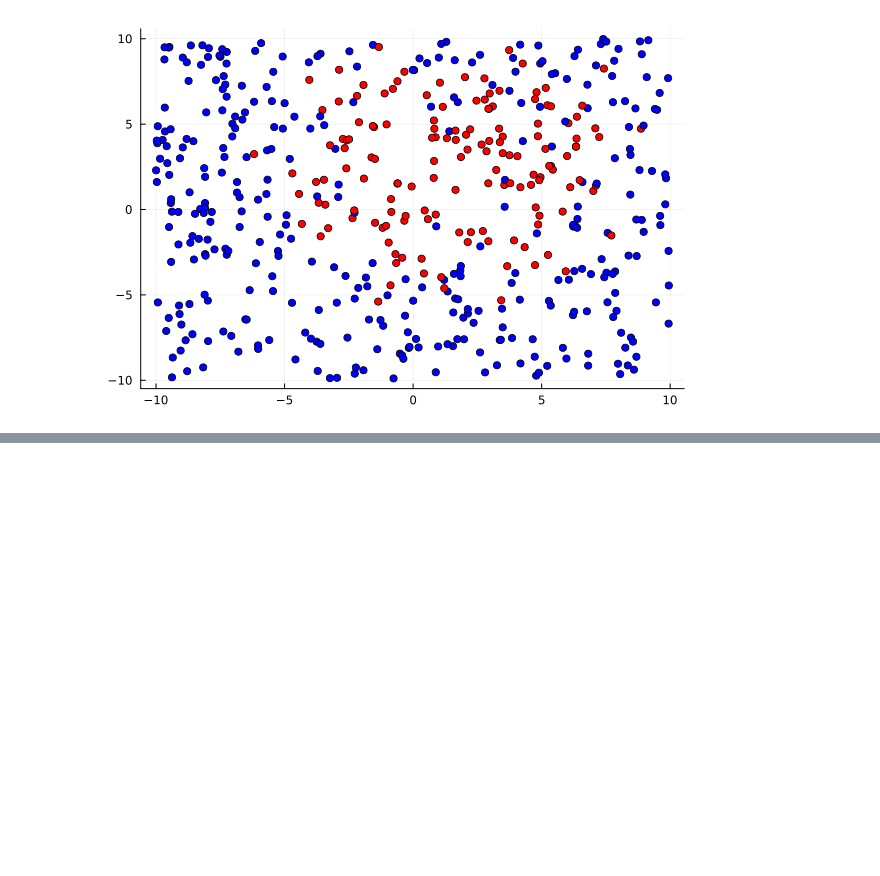
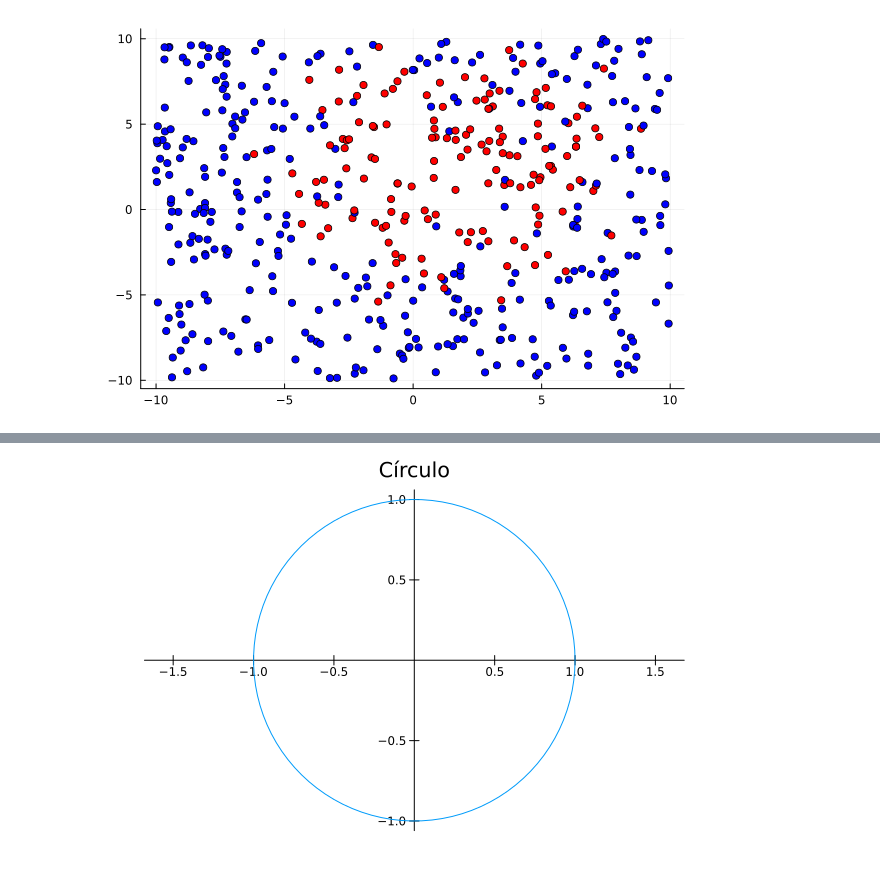
Before and after one commit to gabriel-marchetti/personal, a Jupyter notebook: aula_unicamp/2023_2s/MS903/projects/Projeto-Computacional/Circulo_Separador.ipynb, the cells around one changed output, grey strips where cells are left out. Cells and saved outputs as stored; diff of their text form; code cells hidden in the pictures; blank space fills up the shorter version.

```diff
--- a/aula_unicamp/2023_2s/MS903/projects/Projeto-Computacional/Circulo_Separador.ipynb
+++ b/aula_unicamp/2023_2s/MS903/projects/Projeto-Computacional/Circulo_Separador.ipynb
@@ -35,0 +269,19 @@ circle (generic function with 1 method)
+# %%
+using Plots
+
+# Defina o raio do círculo e o centro
+raio = 1.0
+centro_x = 0.0
+centro_y = 0.0
+
+# Crie um array de ângulos para representar o círculo
+ângulos = LinRange(0, 2π, 100)  # 100 ângulos entre 0 e 2π
+
+# Calcule as coordenadas x e y do círculo com base nos ângulos
+x_circulo = centro_x .+ raio * cos.(ângulos)
+y_circulo = centro_y .+ raio * sin.(ângulos)
+
+# Crie o gráfico
+plot(x_circulo, y_circulo, aspect_ratio = 1, legend = false, grid = false, framestyle = :origin, title = "Círculo")
+# %% [output]
+[figure, added]
```
Also changed, not shown: parts of 12 cells of this notebook.
